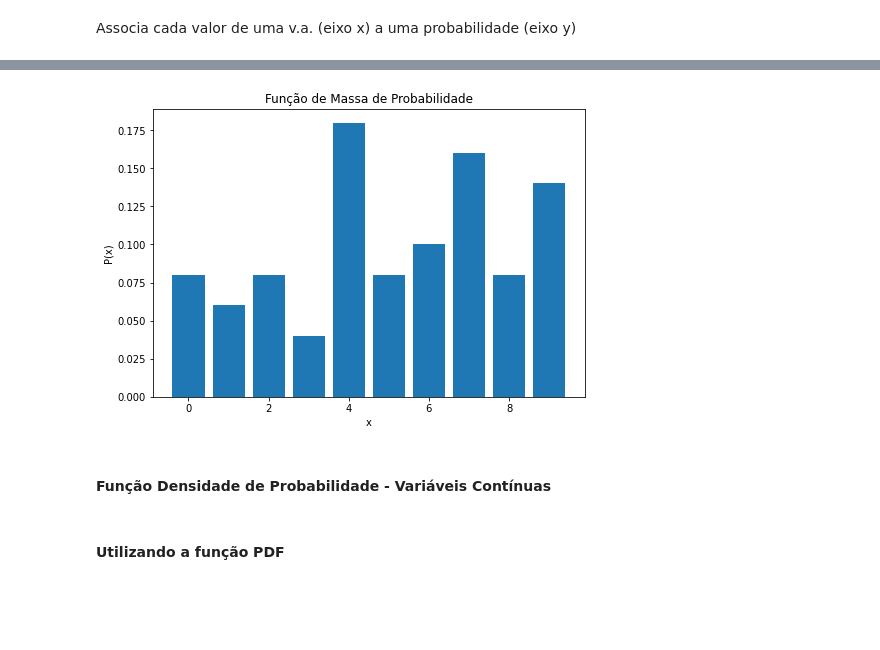
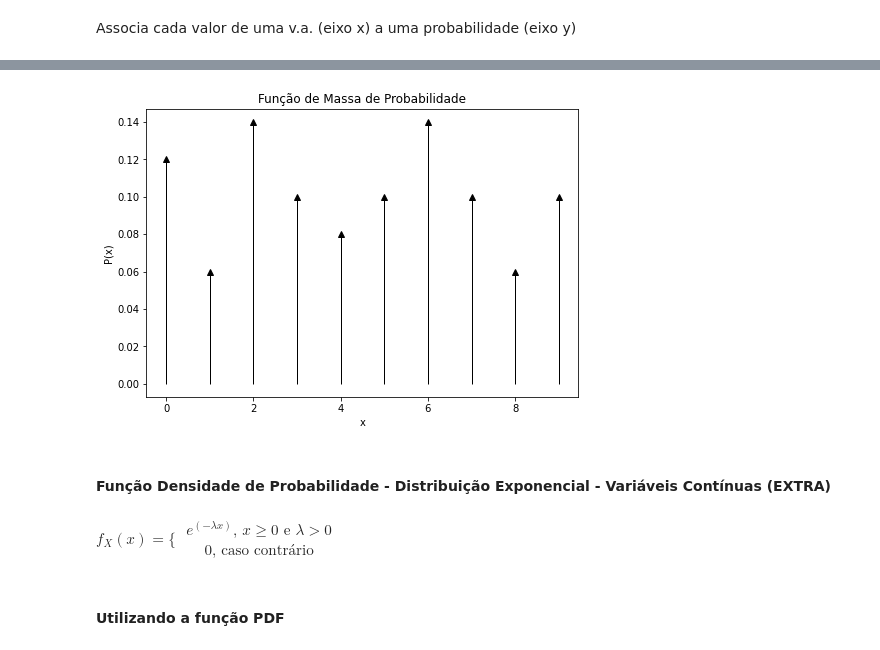
Before and after one commit to arthurgonze/ADS, a Jupyter notebook: mq_02.ipynb, the cells around one changed output, grey strips where cells are left out. Saved outputs shown, nothing was run; the diff lists cells and outputs as text; code cells hidden in the pictures; blank space fills up the shorter version.

```diff
--- a/mq_02.ipynb
+++ b/mq_02.ipynb
@@ -52,7 +117,8 @@ def pmf(dados):
     np.column_stack((val, pmf))
     fig = plt.figure()
     ax = fig.add_axes([0,0,1,1])
-    ax.bar(val, pmf)
+    ax.plot(val, pmf, 'k^')
+    ax.vlines(val, 0, pmf, colors='k', linestyles='-', lw=1)
     ax.set_title("Função de Massa de Probabilidade")
     ax.set_xlabel('x')
     ax.set_ylabel("P(x)")
@@ -72,8 +128,14 @@ cdf(cdf_dataset, va_discreta)
 # %%
-cdf_dataset = np.random.randint(0,10,50)
-pmf(cdf_dataset)
+pmf_dataset = np.random.randint(0,10,50)
+pmf(pmf_dataset)
 # %% [output]
-[figure, old version]
+[figure, new version]
 # %% [markdown]
-#### Função Densidade de Probabilidade - Variáveis Contínuas
+#### Função Densidade de Probabilidade - Distribuição Exponencial - Variáveis Contínuas (EXTRA)
+# %% [markdown]
+$f_X (x) = \Bigg\{$
+$\begin{gather*}
+e^{(-\lambda x)}\textrm{, }x\geq0\textrm{ e }\lambda>0\\
+0\textrm{, caso contrário}
+\end{gather*}$
 # %%
```
Also changed, not shown: parts of 27 cells of this notebook.
